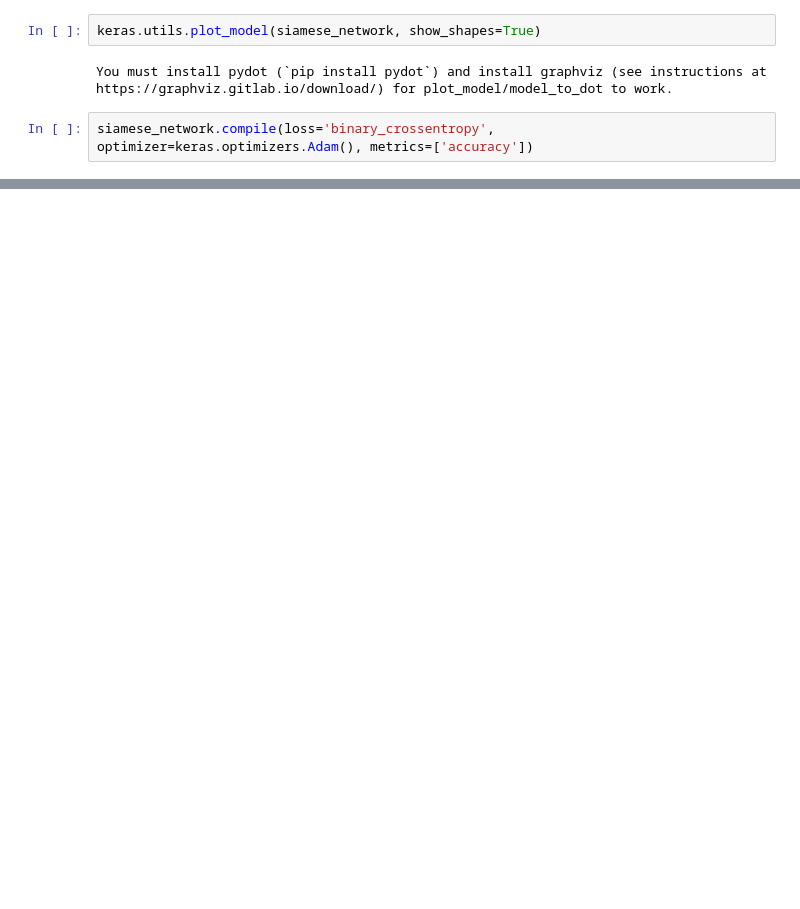
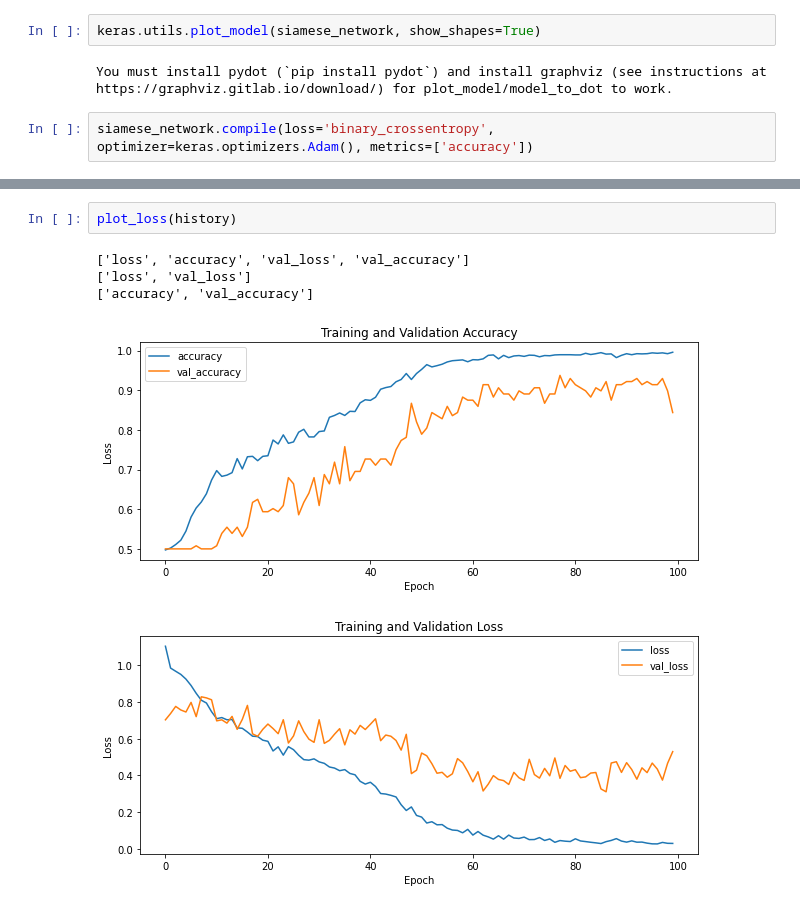
Before and after one commit to Shahak-Kuba/CAB420_Group, a Jupyter notebook: Siamese_Tumor_Classifier.ipynb, the cells around one changed output, grey strips where cells are left out. Saved outputs shown, nothing was run; the diff lists cells and outputs as text; blank space fills up the shorter version.

```diff
--- a/Siamese_Tumor_Classifier.ipynb
+++ b/Siamese_Tumor_Classifier.ipynb
@@ -199,3 +198,11 @@ Epoch 100/100
+# %%
+plot_loss(history)
+# %% [output]
+['loss', 'accuracy', 'val_loss', 'val_accuracy']
+['loss', 'val_loss']
+['accuracy', 'val_accuracy']
+[figure, added]
+[figure, added]
 # %%
 x, y = GetSiameseData(test, test_y, 10)
 res = siamese_network.predict(x)
```
Also changed, not shown: parts of 8 cells of this notebook, 6 other files.
